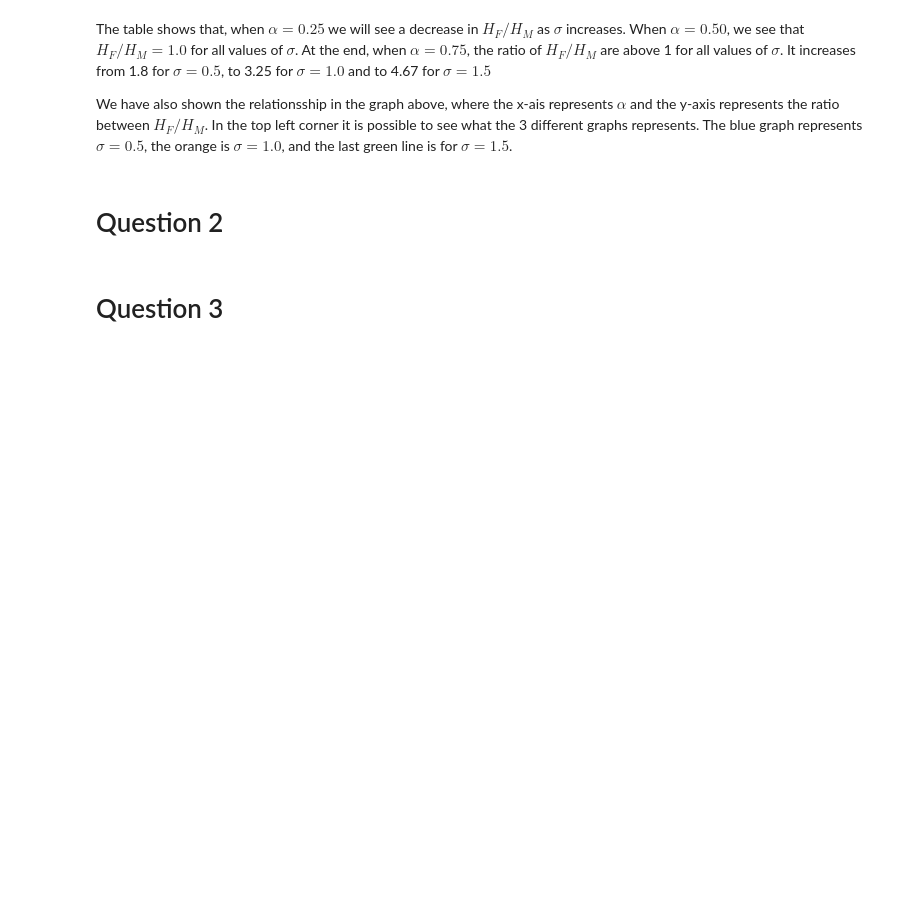
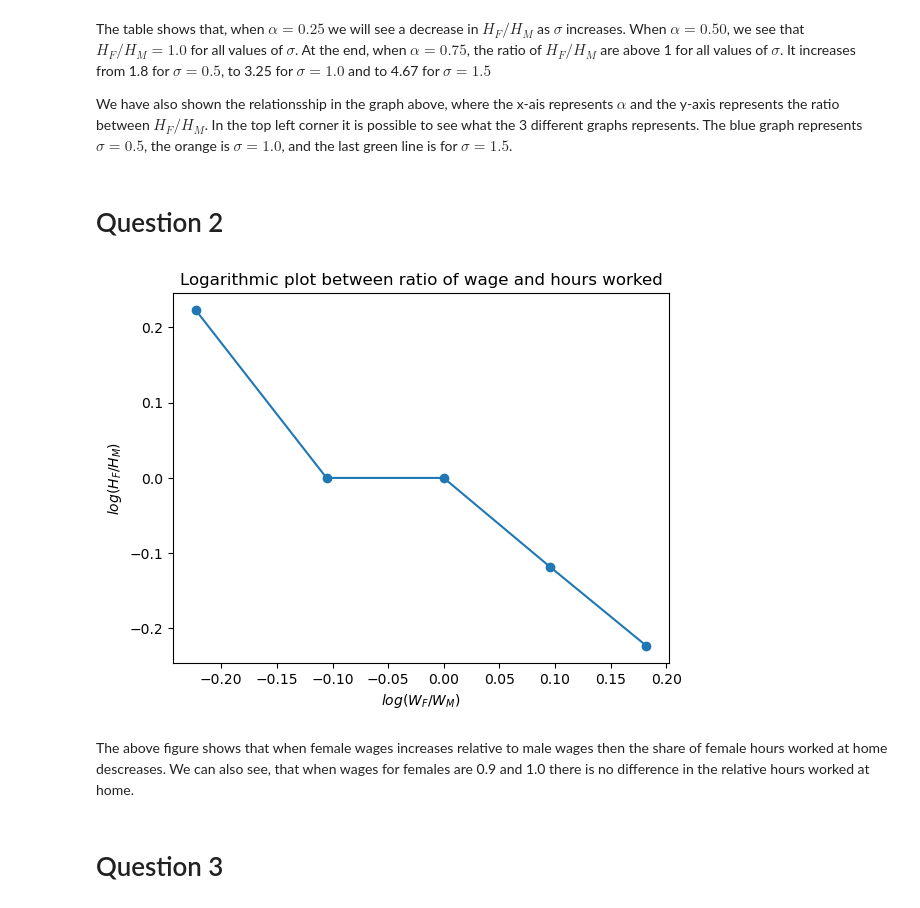
Before and after one commit to NumEconCopenhagen/projects-2023-jc, a Jupyter notebook: inauguralproject/inauguralproject.ipynb, the cells around one changed output. Drawn from its saved outputs; the diff is of its cells as text; code cells hidden in the pictures; blank space fills up the shorter version.

```diff
--- a/inauguralproject/inauguralproject.ipynb
+++ b/inauguralproject/inauguralproject.ipynb
@@ -103,33 +106,35 @@ We have also shown the relationsship in the graph above, where the x-ais represe
 # %%
 hsm.par.alpha = 0.5
 hsm.par.sigma = 1
 
 wF_values = np.array([0.8, 0.9, 1.0, 1.1, 1.2])
 
 #creating empty lists for storing results, (5) is the number of values.
 log_HF_HM = np.zeros(5)
 log_WF_WM = np.zeros(5)
 
 for i, wFl in enumerate(wF_values):
     hsm.par.wF = wFl
     opt = hsm.solve_discrete()
 
     log_HF_HM[i] = np.log(opt.HF/opt.HM)
     log_WF_WM[i] = np.log(hsm.par.wF/hsm.par.wM)
 
 # plot
 plt.plot(log_WF_WM,log_HF_HM,marker='o')
 
 # Set plot labels and title
 plt.xlabel('$log(W_F/W_M)$')
 plt.ylabel('$log(H_F/H_M)$')
 plt.title('Logarithmic plot between ratio of wage and hours worked')
 
-#Giving notations to the different coordinates
-for i in range(5):
-    plt.annotate(f"({log_WF_WM[i]:.2f}, {log_HF_HM[i]:.2f})", (log_WF_WM[i]+0.005, log_HF_HM[i]+0.005))
 
 plt.show()
+# %% [output]
+[figure, added]
+# %% [markdown]
+The above figure shows that when female wages increases relative to male wages then the share of female hours worked at home descreases.
+We can also see, that when wages for females are 0.9 and 1.0 there is no difference in the relative hours worked at home.
 # %% [markdown]
 # Question 3
 # %%
```
Also changed, not shown: parts of 4 cells of this notebook.
